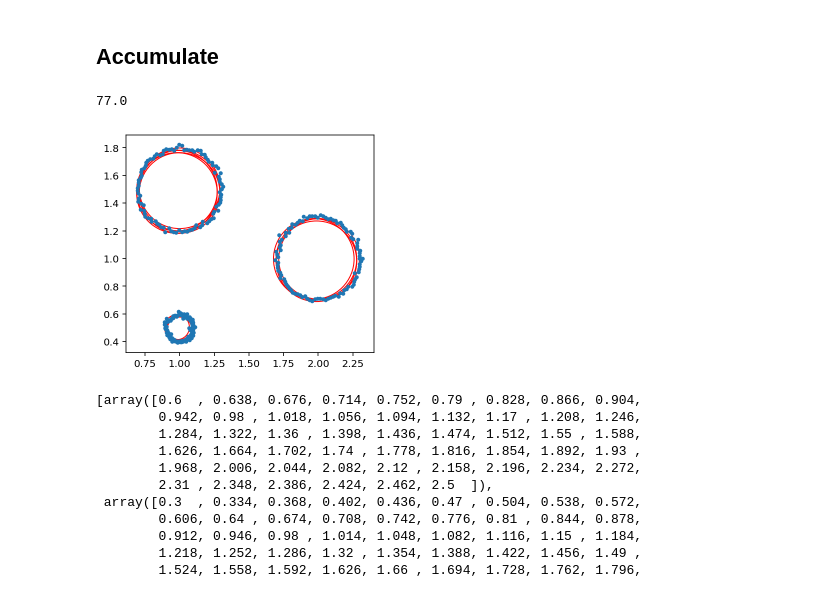
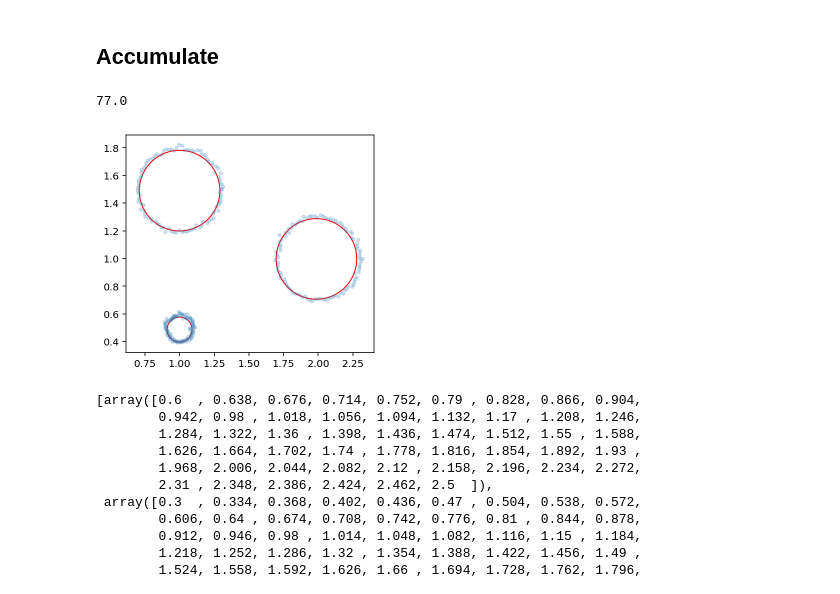
Before and after one commit to MUIC-Numerical-Methods-2018/extra-2-hough-transform, a Jupyter notebook: HoughTransform.ipynb, the cells around one changed output. Saved outputs shown, nothing was run; the diff lists cells and outputs as text; code cells hidden in the pictures.

```diff
--- a/HoughTransform.ipynb
+++ b/HoughTransform.ipynb
@@ -190,26 +190,26 @@ circles = np.array([[c.cx, c.cy, c.r] for c in all_circles])
 # %%
 h, edges = np.histogramdd(circles,bins=100)
 n_cx, n_cy, n_r = h.shape
 print(np.max(h))
 good_circles = []
 for i_cx in range(n_cx):
     for i_cy in range(n_cy):
         for i_r in range(n_r):
-            if h[i_cx, i_cy, i_r] > 42:
+            if h[i_cx, i_cy, i_r] > 66:
                 cx = edges[0][i_cx]
                 cy = edges[1][i_cy]
                 r = edges[2][i_r]
                 #print(h[i_cx, i_cy, i_r], cx, cy, r)
                 good_circles.append(Circle(cx, cy, r))
 
-plt.plot(data[:,0], data[:, 1], '.')
+plt.plot(data[:,0], data[:, 1], '.', alpha=0.2)
 plt.gca().set_aspect(1)
 
 for cir in good_circles:
     draw_circle(cir.cx, cir.cy, cir.r)
 # %% [output]
 77.0
-[figure, old version]
+[figure, new version]
 # %%
 edges
 # %% [output]
```
